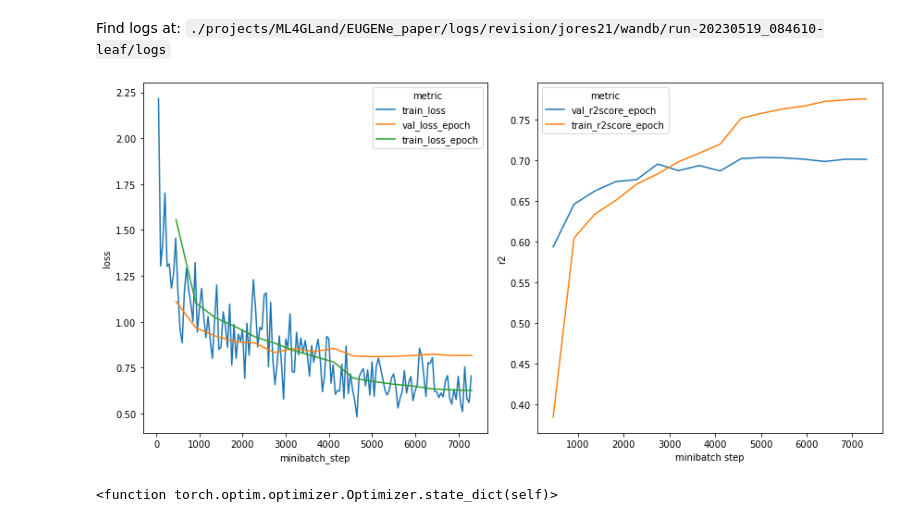
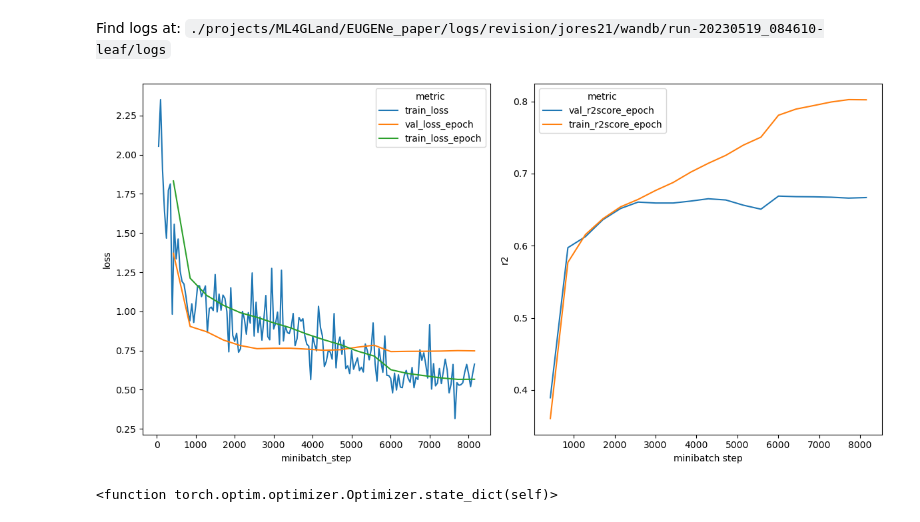
Before and after one commit to ML4GLand/EUGENe_paper, a Jupyter notebook: notebooks/jores21/jores21_training.ipynb, the cells around one changed output. Saved outputs shown, nothing was run; the diff lists cells and outputs as text; code cells hidden in the pictures.

Commit message:
jores21 workflow for revisions

```diff
--- a/notebooks/jores21/jores21_training.ipynb
+++ b/notebooks/jores21/jores21_training.ipynb
@@ -203,10 +340,10 @@ Synced 6 W&B file(s), 0 media file(s), 0 artifact file(s) and 0 other file(s)
 Find logs at: ./projects/ML4GLand/EUGENe_paper/logs/revision/jores21/wandb/run-20230519_084610-leaf/logs
 # %%
 from eugene import plot as pl
-# %%
-pl.training_summary(os.path.join(settings.logging_dir, "grace", "leaf"))
-# %% [output]
-[figure, removed]
+# %%
+pl.training_summary("/cellar/users/aklie/projects/ML4GLand/EUGENe_paper/logs/revision/jores21/test_xr/version_0")
+# %% [output]
+[figure, added]
 # %%
 model.optimizer.state_dict
 # %% [output]
```
Also changed, not shown: parts of 17 cells of this notebook, 1 other file.
